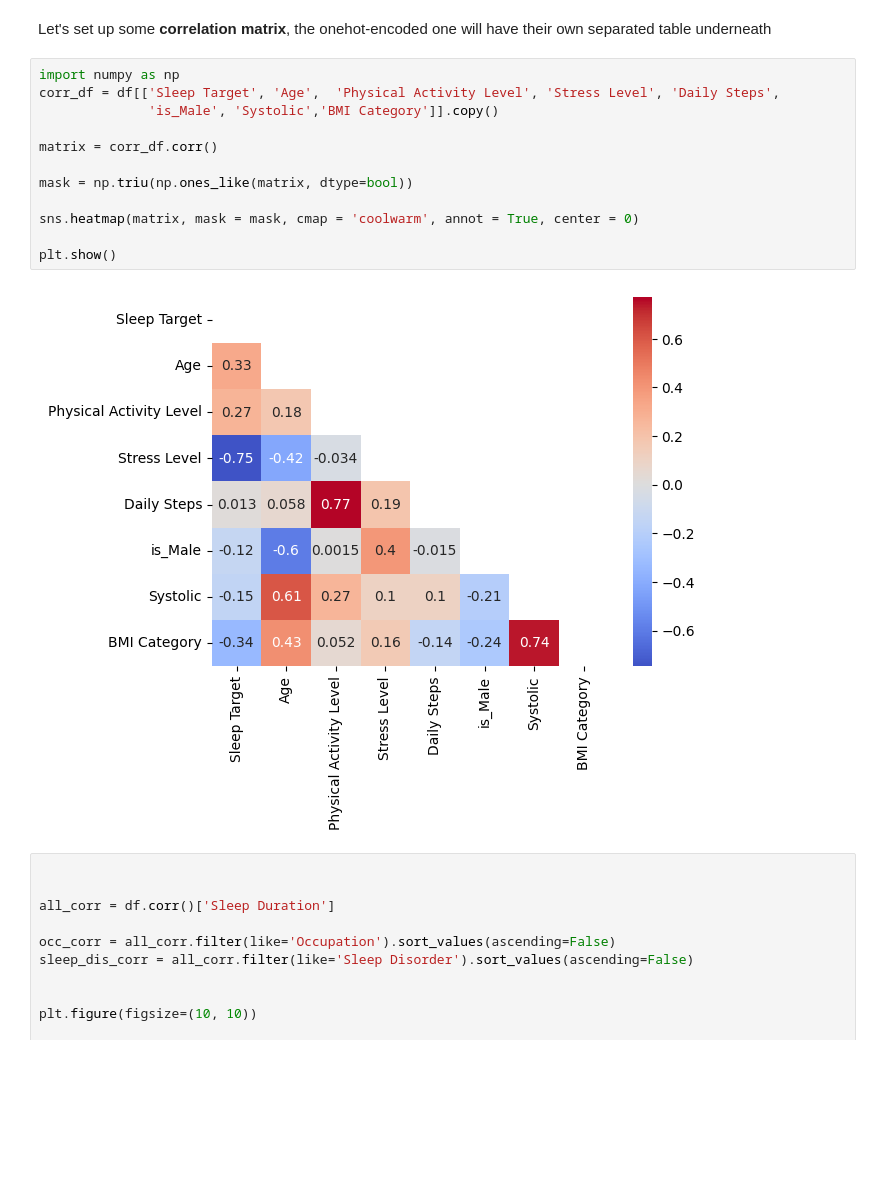
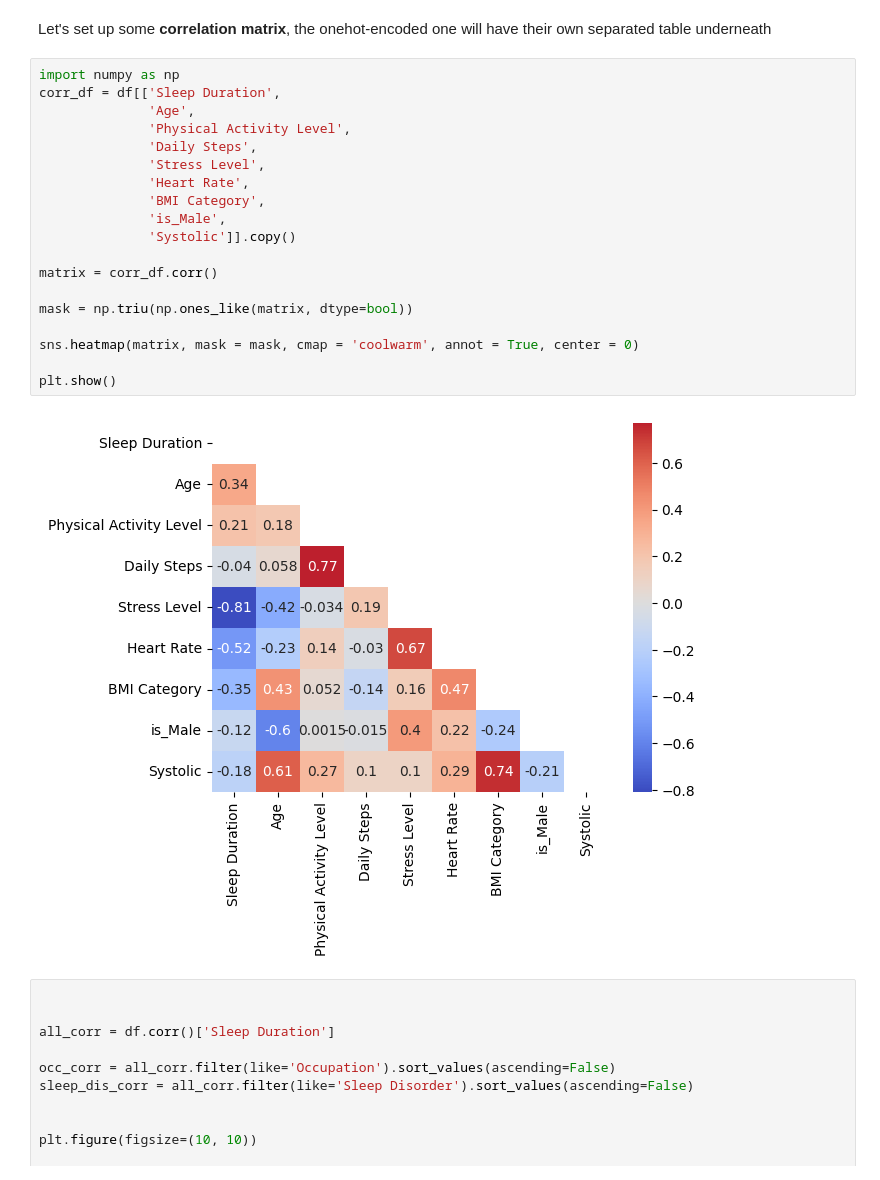
Before and after one commit to Doug-Vo/ML-Self-Project, a Jupyter notebook: Spring_2026/Sleep.ipynb, the cells around one changed output. Cells and saved outputs as stored; diff of their text form; blank space fills up the shorter version.

```diff
--- a/Spring_2026/Sleep.ipynb
+++ b/Spring_2026/Sleep.ipynb
@@ -277,18 +277,25 @@ Index(['Person ID', 'Age', 'Sleep Duration', 'Quality of Sleep',
 Let's set up some **correlation matrix**, the onehot-encoded one will have their own separated table underneath
 # %%
 import numpy as np
-corr_df = df[['Sleep Target', 'Age',  'Physical Activity Level', 'Stress Level', 'Daily Steps',
-              'is_Male', 'Systolic','BMI Category']].copy()
+corr_df = df[['Sleep Duration',
+              'Age',
+              'Physical Activity Level',
+              'Daily Steps',
+              'Stress Level',
+              'Heart Rate',
+              'BMI Category',
+              'is_Male',
+              'Systolic']].copy()
 
 matrix = corr_df.corr()
 
 mask = np.triu(np.ones_like(matrix, dtype=bool))
 
 sns.heatmap(matrix, mask = mask, cmap = 'coolwarm', annot = True, center = 0)
 
 plt.show()
 # %% [output]
-[figure, old version]
+[figure, new version]
 # %%
 
 
```
Also changed, not shown: parts of 4 cells of this notebook, 2 other files.
